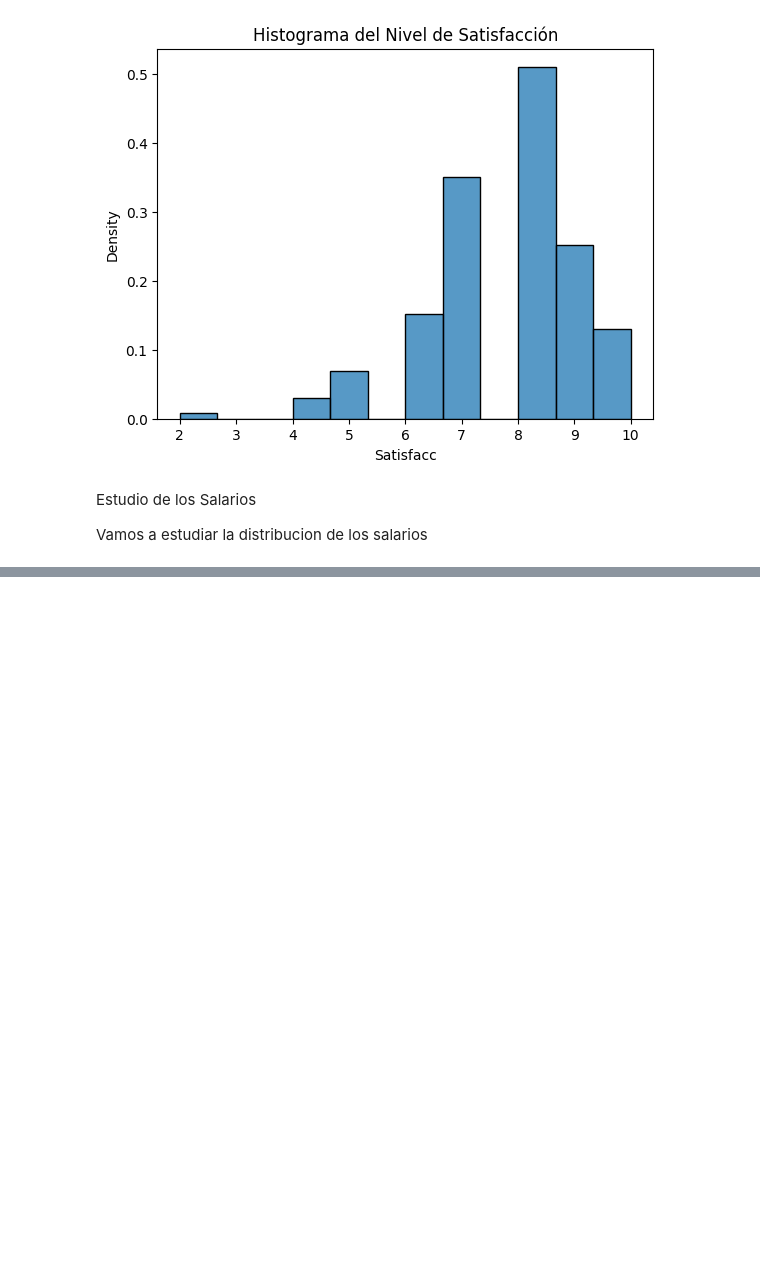
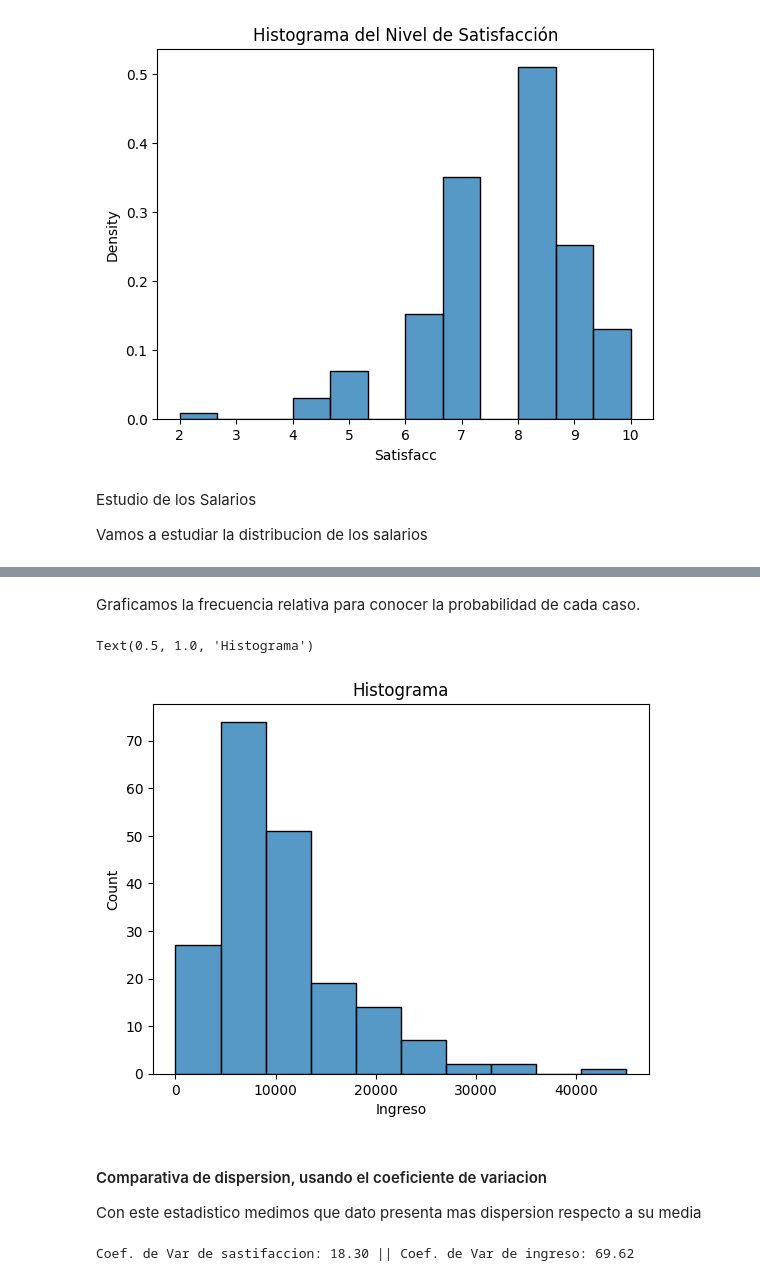
Before and after one commit to gastonbenitez2001/diplomatura_unne, a Jupyter notebook: clase4_distribuciones.ipynb, the cells around one changed output, grey strips where cells are left out. Cells and saved outputs as stored; diff of their text form; code cells hidden in the pictures; blank space fills up the shorter version.

Commit message:
Avance clase 4 - Coeficiente de variacion

```diff
--- a/clase4_distribuciones.ipynb
+++ b/clase4_distribuciones.ipynb
@@ -90,0 +111,28 @@ SyntaxError: invalid syntax (685175180.py, line 7)
+# %% [markdown]
+Graficamos la frecuencia relativa para conocer la probabilidad de cada caso.
+# %%
+sns.histplot(df['Ingreso'],bins=intervalos)
+plt.title("Histograma")
+# %% [output]
+Text(0.5, 1.0, 'Histograma')
+[figure, added]
+# %% [markdown]
+<H4> Comparativa de dispersion, usando el coeficiente de variacion </H4>
+
+Con este estadistico medimos que dato presenta mas dispersion respecto a su media
+# %%
+#Calculamos las medias
+media_sastifaccion = df['Satisfacc'].mean()
+media_ingreso = df['Ingreso'].mean()
+
+#Calculamos los desvios
+desvio_sastifaccion = df['Satisfacc'].std()
+desvio_ingreso = df['Ingreso'].std()
+
+#Calculamos los coeficientes de variacion - y los pasamos a porcentajes
+coef_sastifaccion = (desvio_sastifaccion / media_sastifaccion) * 100
+coef_ingreso = (desvio_ingreso /media_ingreso ) * 100
+
+print(f"Coef. de Var de sastifaccion: {coef_sastifaccion:.2f} || Coef. de Var de ingreso: {coef_ingreso:.2f}")
+# %% [output]
+Coef. de Var de sastifaccion: 18.30 || Coef. de Var de ingreso: 69.62
```
Also changed, not shown: parts of 1 cell of this notebook.
